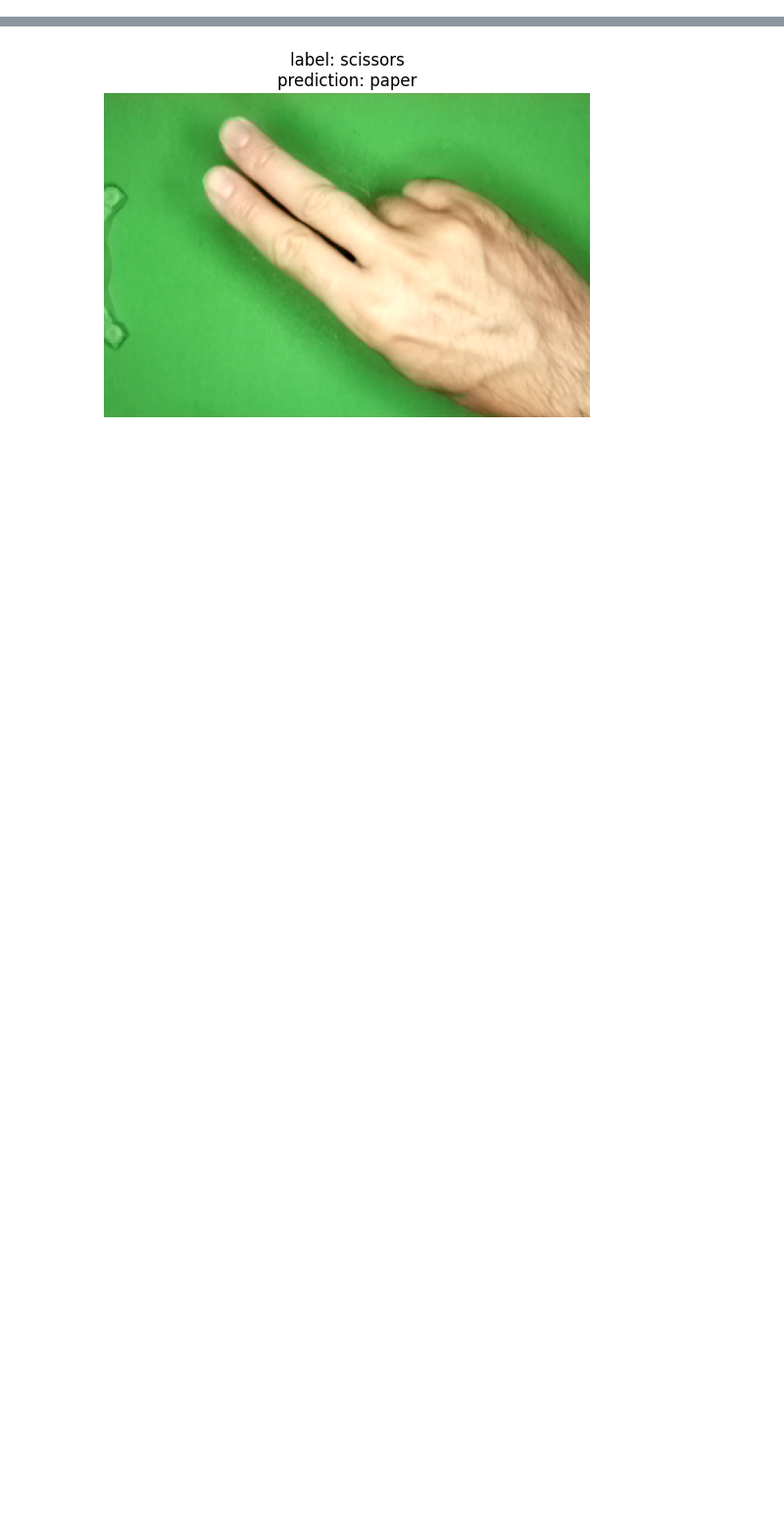
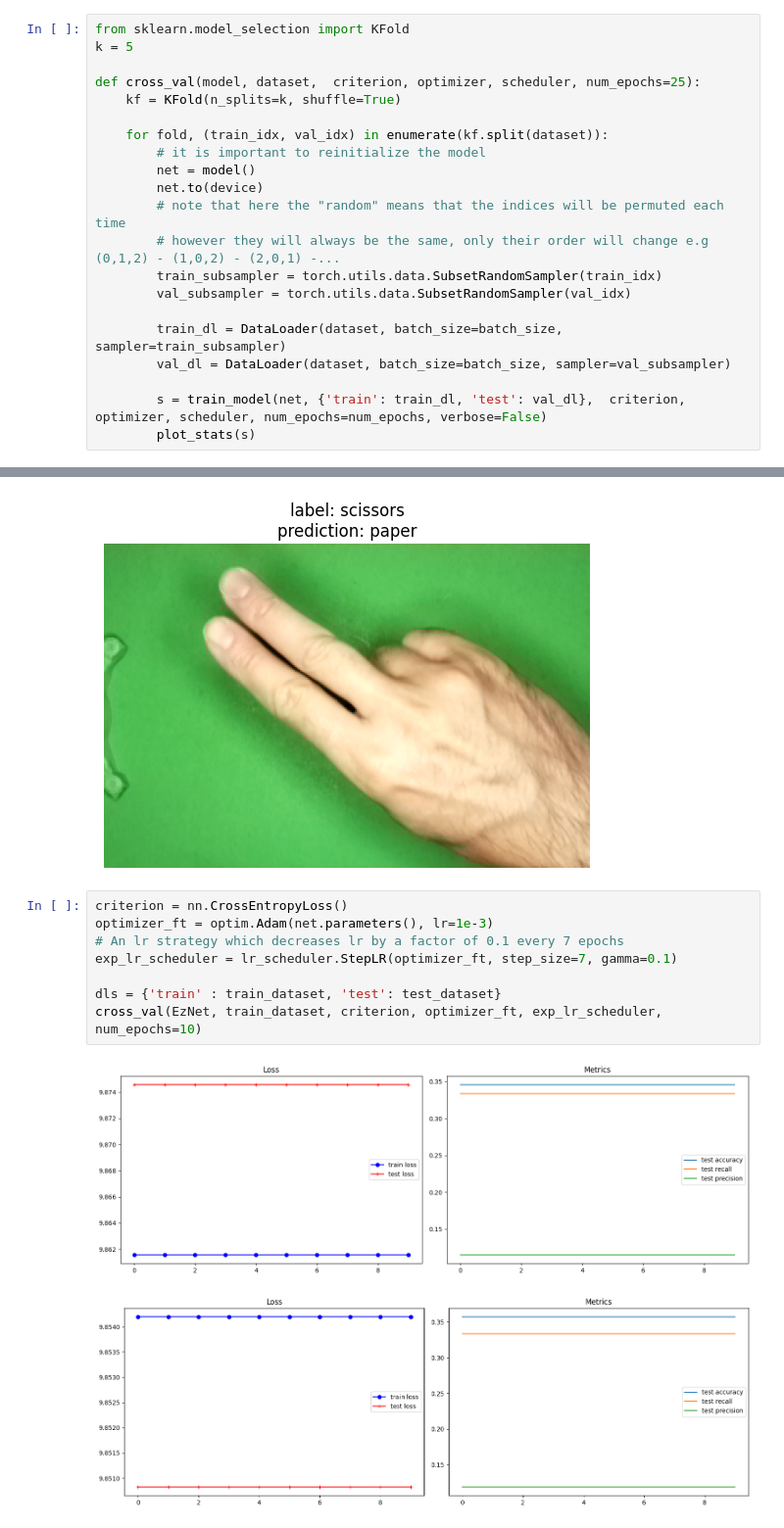
Before and after one commit to prometheus404/sm4ml_proj, a Jupyter notebook: rockpaperscissors.ipynb, the cells around one changed output, grey strips where cells are left out. Shown at 98% size. Cells and saved outputs as stored; diff of their text form; blank space fills up the shorter version.

```diff
--- a/rockpaperscissors.ipynb
+++ b/rockpaperscissors.ipynb
@@ -233,4 +236,25 @@ def train_model(model, dataloaders,  criterion, optimizer, scheduler, num_epochs
     return stats
+# %%
+from sklearn.model_selection import KFold
+k = 5
+
+def cross_val(model, dataset,  criterion, optimizer, scheduler, num_epochs=25):
+    kf = KFold(n_splits=k, shuffle=True)
+
+    for fold, (train_idx, val_idx) in enumerate(kf.split(dataset)):
+        # it is important to reinitialize the model
+        net = model()
+        net.to(device)
+        # note that here the "random" means that the indices will be permuted each time
+        # however they will always be the same, only their order will change e.g (0,1,2) - (1,0,2) - (2,0,1) -...
+        train_subsampler = torch.utils.data.SubsetRandomSampler(train_idx)
+        val_subsampler = torch.utils.data.SubsetRandomSampler(val_idx)
+
+        train_dl = DataLoader(dataset, batch_size=batch_size, sampler=train_subsampler)
+        val_dl = DataLoader(dataset, batch_size=batch_size, sampler=val_subsampler)
+
+        s = train_model(net, {'train': train_dl, 'test': val_dl},  criterion, optimizer, scheduler, num_epochs=num_epochs, verbose=False)
+        plot_stats(s)
 # %% [markdown]
 # Graph function
 # %%
@@ -458,3 +475,14 @@ show_misclassified(net, test_dl)
 [figure]
 [figure]
 [figure]
+# %%
+criterion = nn.CrossEntropyLoss()
+optimizer_ft = optim.Adam(net.parameters(), lr=1e-3)
+# An lr strategy which decreases lr by a factor of 0.1 every 7 epochs
+exp_lr_scheduler = lr_scheduler.StepLR(optimizer_ft, step_size=7, gamma=0.1)
+
+dls = {'train' : train_dataset, 'test': test_dataset}
+cross_val(EzNet, train_dataset, criterion, optimizer_ft, exp_lr_scheduler, num_epochs=10)
+# %% [output]
+[figure, added]
+[figure, added]
```
Also changed, not shown: parts of 3 cells of this notebook.
